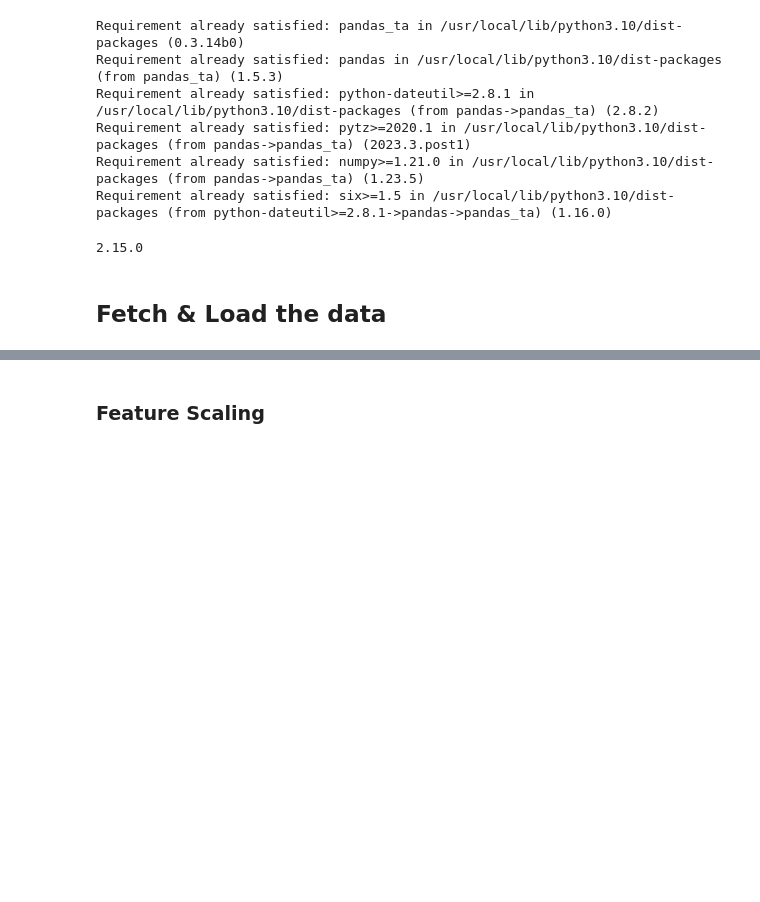
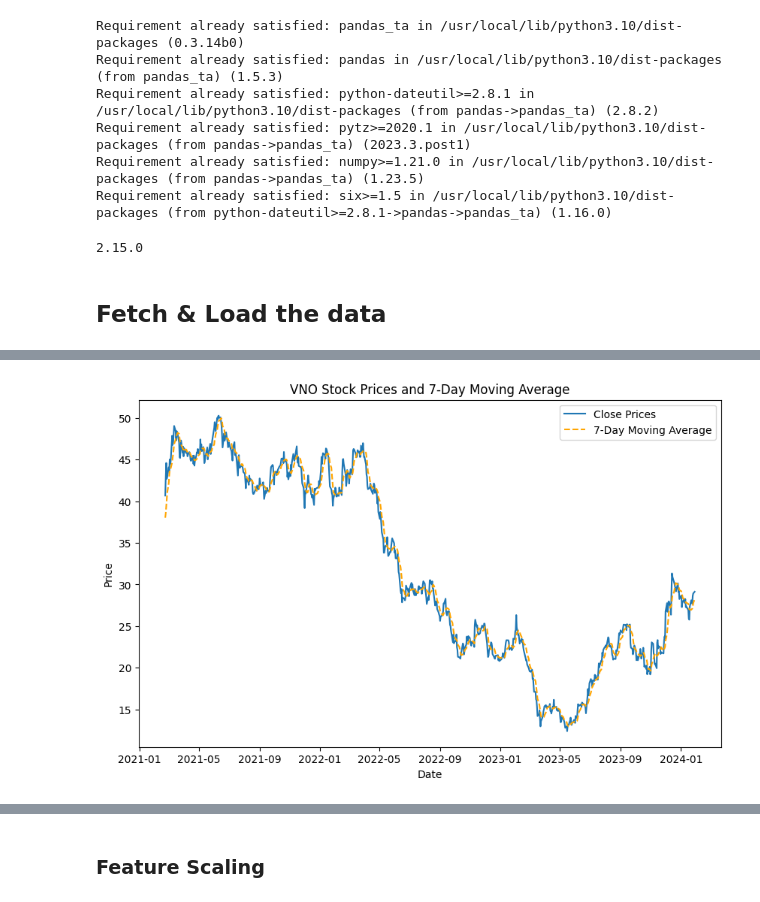
Before and after one commit to obeabi/Stocks_TSA, a Jupyter notebook: StockPrediction.ipynb, the cells around one changed output, grey strips where cells are left out. Saved outputs shown, nothing was run; the diff lists cells and outputs as text; code cells hidden in the pictures; blank space fills up the shorter version.

```diff
--- a/StockPrediction.ipynb
+++ b/StockPrediction.ipynb
@@ -110,3 +113,15 @@ df.head()
+# %%
+# Plot the closing prices and 7-day moving average
+plt.figure(figsize=(10, 6))
+plt.plot(df['Close'], label='Close Prices')
+plt.plot(df['7_day_MA'], label='7-Day Moving Average', linestyle='--', color='orange')
+plt.title(f'{ticker} Stock Prices and 7-Day Moving Average')
+plt.xlabel('Date')
+plt.ylabel('Price')
+plt.legend()
+plt.show()
+# %% [output]
+[figure, added]
 # %%
 # Assuming df is your DataFrame with a 'Date' column
 
```
Also changed, not shown: parts of 16 cells of this notebook.
